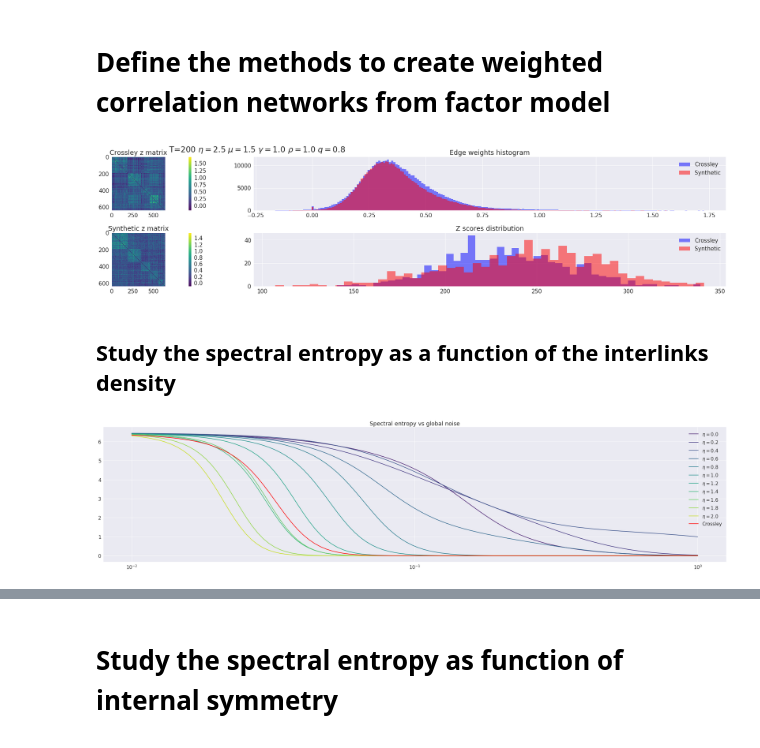
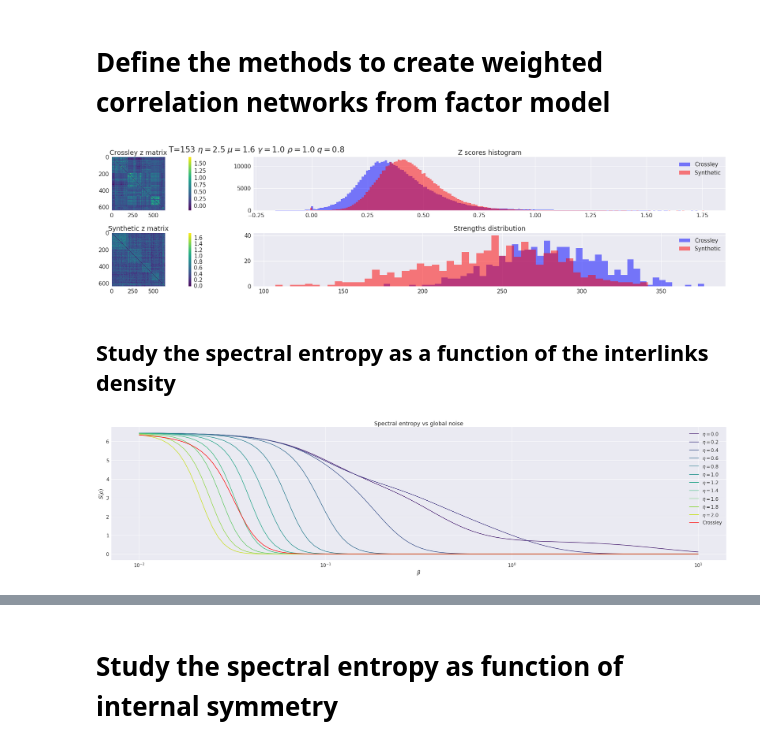
Before and after one commit to CarloNicolini/networkqit, a Jupyter notebook: notebooks/factor_models_thresholding_.ipynb, the cells around one changed output, grey strips where cells are left out. Saved outputs shown, nothing was run; the diff lists cells and outputs as text; code cells hidden in the pictures.

```diff
--- a/notebooks/factor_models_thresholding_.ipynb
+++ b/notebooks/factor_models_thresholding_.ipynb
@@ -89,45 +89,45 @@ ci = reindex_membership(ci[0])
 # %%
 sns.set(font_scale=1.5)
 # %%
-T,local_noise,global_noise,factor=200,2.5,1.5,0.8
-A = brain_network(ci=ci, T=200, local_noise=local_noise, global_noise=global_noise, gamma=1, density=1)*factor
+T,local_noise,global_noise,factor=153, 2.5, 1.6, 0.75
+A = brain_network(ci=ci, T=T, local_noise=local_noise, global_noise=global_noise, gamma=1, density=1)*factor
 
 fig, ax = plt.subplots(ncols=2,nrows=2,figsize=(36,6))
 #plt.suptitle('Networks from factor model local noise $\eta=2.2$ global noise $\mu=4$')
 plt.suptitle('T=%d $\\eta=%.1f$ $\\mu=%.1f$ $\\gamma=%.1f$ $\\rho=%.1f$ $q=%.1f$' % (T,local_noise,global_noise,1,1,factor))
 ##### plot 0
 h0 = ax[0,0].imshow(W[np.ix_(ixes,ixes)],cmap='viridis')
 ax[0,0].grid(False)
 ax[0,0].set_title('Crossley z matrix')
 #### plot 1
 h1 = ax[1,0].imshow(A[np.ix_(ixes,ixes)],cmap='viridis')
 ax[1,0].grid(False)
 ax[1,0].set_title('Synthetic z matrix')
 ##### plot 2
 ax[0,1].hist(W.ravel(),200,alpha=0.5,color='b')
 ax[0,1].grid(True)
-ax[0,1].set_title('Edge weights histogram')
+ax[0,1].set_title('Z scores histogram')
 ax[0,1].hist(A.flatten(),200,alpha=0.5,color='r')
 ax[0,1].legend(['Crossley','Synthetic'])
 plt.colorbar(h0,ax=ax[0,0])
 plt.colorbar(h1,ax=ax[1,0])
 
 ### plot 3 degree distribution
 ax[1,1].hist(A.sum(axis=0),50,alpha=0.5,color='b')
 ax[1,1].hist(W.sum(axis=0),50,alpha=0.5,color='r')
-ax[1,1].set_title('Z scores distribution')
+ax[1,1].set_title('Strengths distribution')
 ax[1,1].legend(['Crossley','Synthetic'])
 plt.tight_layout()
 plt.savefig('crossley_vs_synthetic.pdf',dpi=300,bbox_inches='tight')
 plt.show()
 # %% [output]
-[figure, old version]
+[figure, new version]
 # %% [markdown]
 ## Study the spectral entropy as a function of the interlinks density
 # %%
 sns.set(font_scale=1.5)
-T,local_noise,global_noise,factor=200,2.5,1.5,0.8
-beta_range=np.logspace(-2,0,100)
+#T,local_noise,global_noise,factor=200,2.5,1.5,0.8
+beta_range=np.logspace(-2,1,100)
 all_global_noise = np.linspace(0,2,11)
 cmap = sns.color_palette('viridis',len(all_global_noise))
 plt.figure(figsize=(36,8))
@@ -138,11 +138,13 @@ for i,g in enumerate(all_global_noise):
 
 plt.title('Spectral entropy vs global noise')
 plt.semilogx(beta_range,[nq.compute_vonneumann_entropy(L=nq.graph_laplacian(W),beta=b) for b in beta_range],color='r')
+plt.xlabel('$\\beta$')
+plt.ylabel('$S(\\rho)$')
 plt.legend(['$\\eta=%.1f$' % (g) for g in all_global_noise]+['Crossley'])
 plt.savefig('spectral_entropy_synthetic_global_noise.pdf',dpi=300,bbox_inches='tight')
 plt.show()
 # %% [output]
-[figure, old version]
+[figure, new version]
 # %%
 sns.set(font_scale=1.5)
 T,local_noise,global_noise,factor=200,2.5,1.5,0.8
```
Also changed, not shown: parts of 1 cell of this notebook, 2 other files.
